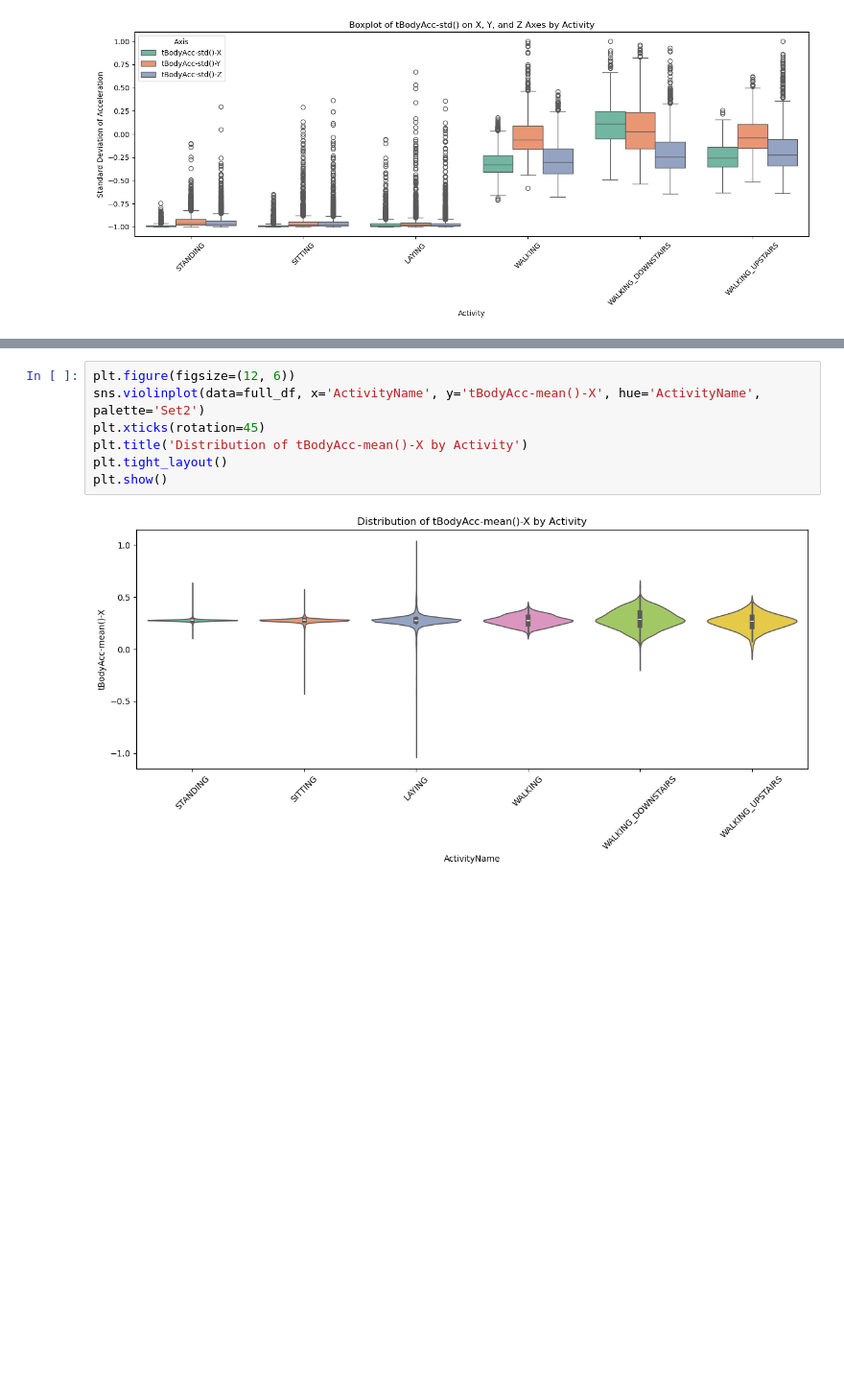
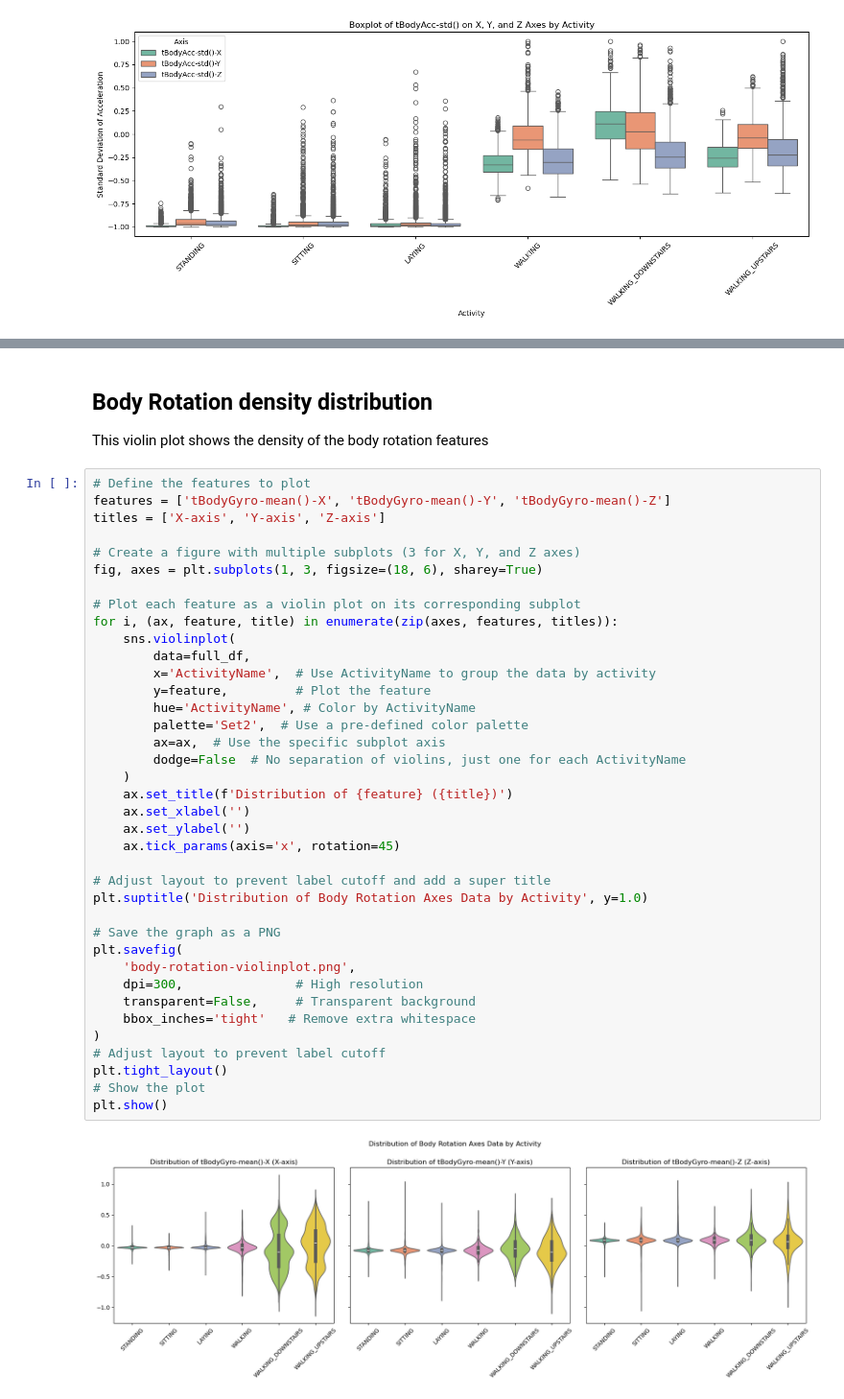
Before and after one commit to josh-test-1120/CS445, a Jupyter notebook: Lab2/Lab2.ipynb, the cells around one changed output, grey strips where cells are left out. Shown at 96% size. Saved outputs shown, nothing was run; the diff lists cells and outputs as text; blank space fills up the shorter version.

```diff
--- a/Lab2/Lab2.ipynb
+++ b/Lab2/Lab2.ipynb
@@ -464,11 +744,46 @@ This shows the distribution of the Anxiety, Life Satisfaction, and Social Phobia
+# %% [markdown]
+## Body Rotation density distribution
+
+This violin plot shows the density of the body rotation features
 # %%
-plt.figure(figsize=(12, 6))
-sns.violinplot(data=full_df, x='ActivityName', y='tBodyAcc-mean()-X', hue='ActivityName', palette='Set2')
-plt.xticks(rotation=45)
-plt.title('Distribution of tBodyAcc-mean()-X by Activity')
+# Define the features to plot
+features = ['tBodyGyro-mean()-X', 'tBodyGyro-mean()-Y', 'tBodyGyro-mean()-Z']
+titles = ['X-axis', 'Y-axis', 'Z-axis']
+
+# Create a figure with multiple subplots (3 for X, Y, and Z axes)
+fig, axes = plt.subplots(1, 3, figsize=(18, 6), sharey=True)
+
+# Plot each feature as a violin plot on its corresponding subplot
+for i, (ax, feature, title) in enumerate(zip(axes, features, titles)):
+    sns.violinplot(
+        data=full_df,
+        x='ActivityName',  # Use ActivityName to group the data by activity
+        y=feature,         # Plot the feature
+        hue='ActivityName', # Color by ActivityName
+        palette='Set2',  # Use a pre-defined color palette
+        ax=ax,  # Use the specific subplot axis
+        dodge=False  # No separation of violins, just one for each ActivityName
+    )
+    ax.set_title(f'Distribution of {feature} ({title})')
+    ax.set_xlabel('')
+    ax.set_ylabel('')
+    ax.tick_params(axis='x', rotation=45)
+
+# Adjust layout to prevent label cutoff and add a super title
+plt.suptitle('Distribution of Body Rotation Axes Data by Activity', y=1.0)
+
+# Save the graph as a PNG
+plt.savefig(
+    'body-rotation-violinplot.png',
+    dpi=300,               # High resolution
+    transparent=False,     # Transparent background
+    bbox_inches='tight'   # Remove extra whitespace
+)
+# Adjust layout to prevent label cutoff
 plt.tight_layout()
+# Show the plot
 plt.show()
 # %% [output]
-[figure, old version]
+[figure, new version]
 # %% [markdown]
 # Strip Plots
```
Also changed, not shown: parts of 42 cells of this notebook, 22 other files.
